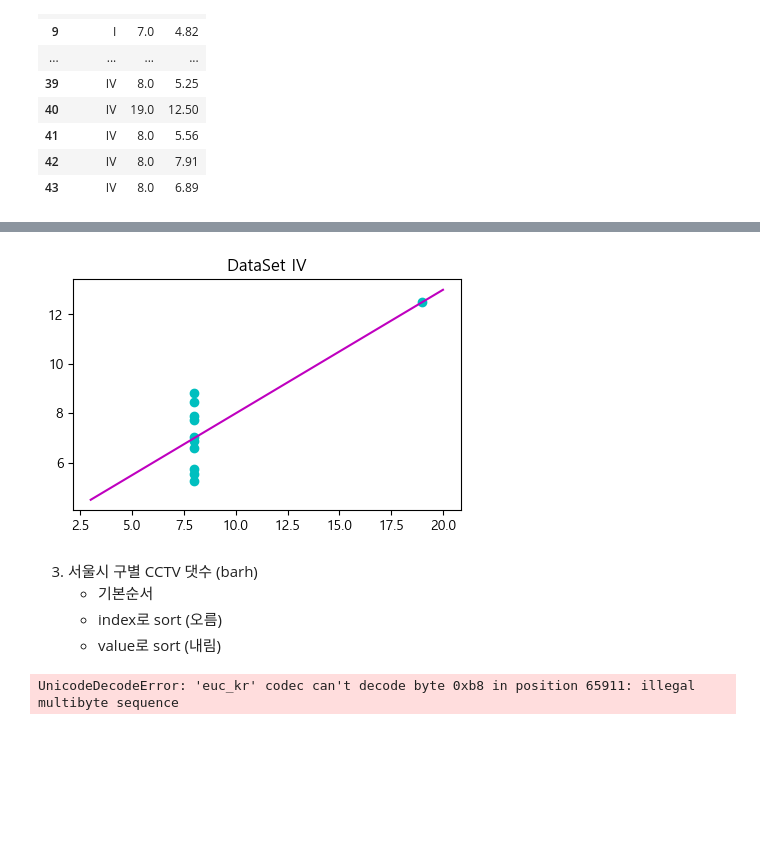
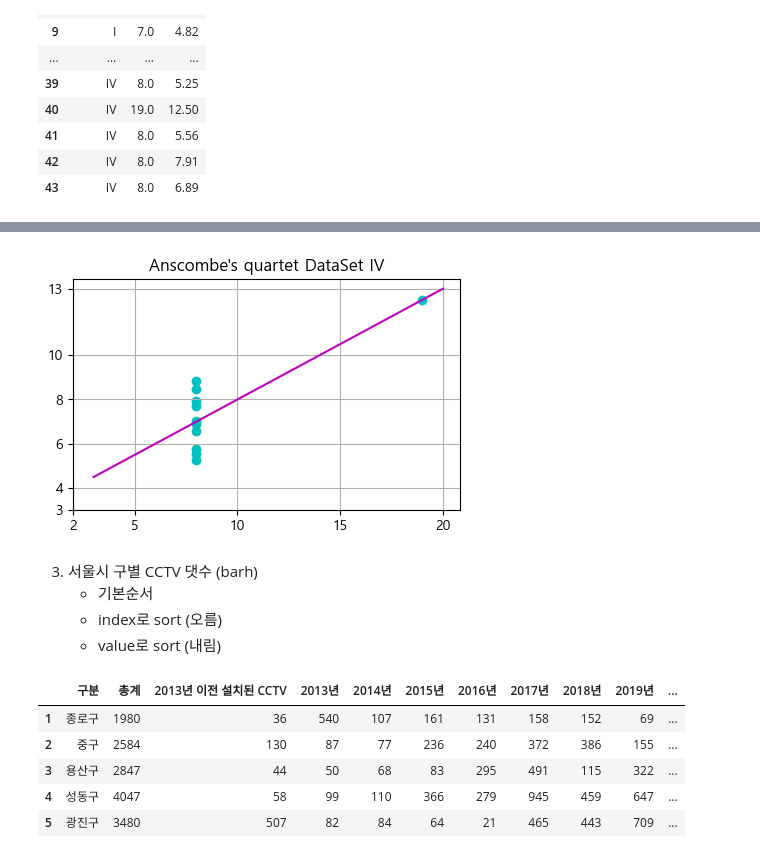
Before and after one commit to ssmpet/DataAnalysis_Lecture-2023.04, a Jupyter notebook: 03.시각화/04.연습문제.ipynb, the cells around one changed output, grey strips where cells are left out. Drawn from its saved outputs; the diff is of its cells as text; code cells hidden in the pictures; blank space fills up the shorter version.

```diff
--- a/03.시각화/04.연습문제.ipynb
+++ b/03.시각화/04.연습문제.ipynb
@@ -111,12 +120,15 @@ plt.show()
 # %%
 ans4 = ans[ans.dataset=='IV']
 plt.figure(figsize=(5,3))
 plt.scatter(ans4['x'], ans4['y'], color='c')
-plt.title('DataSet IV')
+plt.title("Anscombe's quartet DataSet IV")
 plt.plot([3, 20], [4.5, 13], 'm')
+plt.xticks([2, 5, 10, 15, 20])
+plt.yticks([3, 4, 6, 8, 10, 13])
+plt.grid()
 plt.show()
 # %% [output]
-[figure, old version]
+[figure, new version]
 # %% [markdown]
 3. 서울시 구별 CCTV 댓수 (barh)
     - 기본순서
@@ -124,7 +136,18 @@ plt.show()
     - value로 sort (내림)
 # %%
 columns = '구분,총계,2013년 이전 설치된 CCTV,2013년,2014년,2015년,2016년,2017년,2018년,2019년,2020년,2021년,2022년'.split(',')
-cctv = pd.read_csv('data/서울시 자치구 년도별 CCTV 설치 현황_221231기준.csv', encoding='euc-kr', usecols=columns, thousands=',')
-cctv
+cctv = pd.read_csv('../99.과제/data/서울시 자치구 년도별 CCTV 설치 현황_221231기준.csv', encoding='euc-kr', usecols=columns, thousands=',')
+# cctv = pd.read_csv('data/서울시 자치구 년도별 CCTV 설치 현황_221231기준.csv', encoding='euc-kr', usecols=columns, thousands=',')
+# cctv = pd.read_csv('data/서울시 자치구 년도별 CCTV 설치 현황_221231기준.csv', encoding='euc-kr', thousands=',')
+cctv.drop(index=0, inplace=True)
+cctv.구분 = cctv.구분.str.replace(' ', '')
+# cctv
-# %% [output]
-UnicodeDecodeError: 'euc_kr' codec can't decode byte 0xb8 in position 65911: illegal multibyte sequence
+# %%
+cctv.head()
+# %% [output]
+|  | 구분 | 총계 | 2013년 이전 설치된 CCTV | 2013년 | 2014년 | 2015년 | 2016년 | 2017년 | 2018년 | 2019년 | ... |
+| 1 | 종로구 | 1980 | 36 | 540 | 107 | 161 | 131 | 158 | 152 | 69 | ... |
+| 2 | 중구 | 2584 | 130 | 87 | 77 | 236 | 240 | 372 | 386 | 155 | ... |
+| 3 | 용산구 | 2847 | 44 | 50 | 68 | 83 | 295 | 491 | 115 | 322 | ... |
+| 4 | 성동구 | 4047 | 58 | 99 | 110 | 366 | 279 | 945 | 459 | 647 | ... |
+| 5 | 광진구 | 3480 | 507 | 82 | 84 | 64 | 21 | 465 | 443 | 709 | ... |
```
Also changed, not shown: parts of 6 cells of this notebook, 4 other files.
